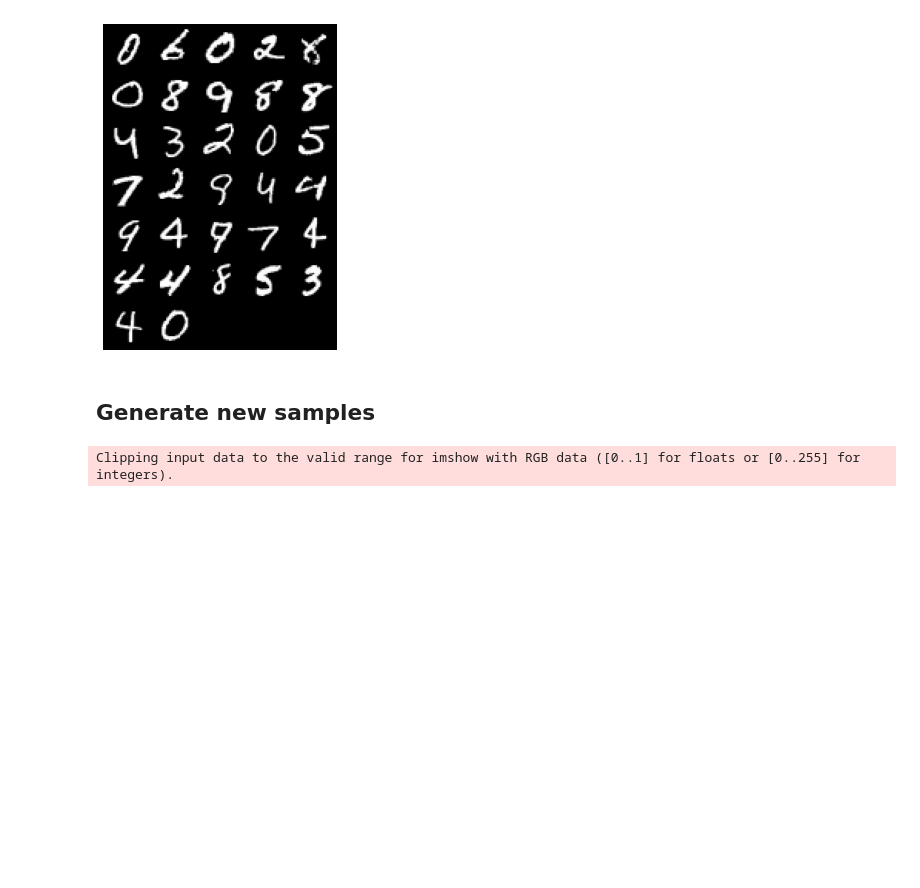
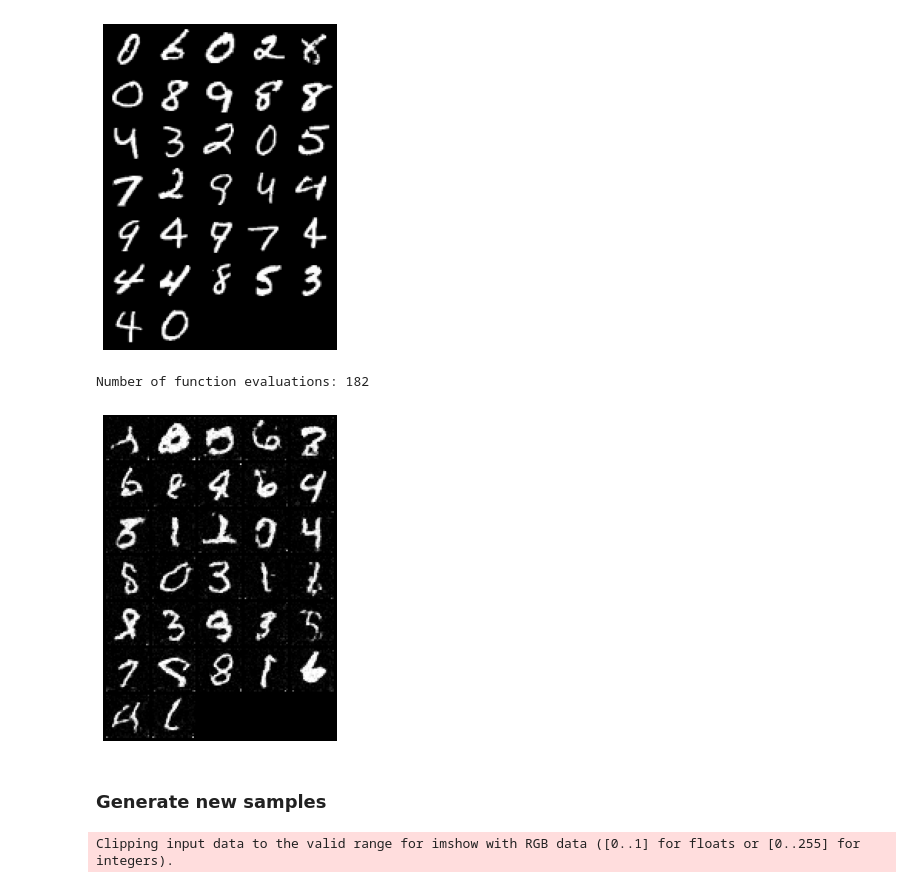
Before and after one commit to wangxuuu/LSGM-demo, a Jupyter notebook: ScoreNet_MNIST.ipynb, the cells around one changed output. Saved outputs shown, nothing was run; the diff lists cells and outputs as text; code cells hidden in the pictures; blank space fills up the shorter version.

```diff
--- a/ScoreNet_MNIST.ipynb
+++ b/ScoreNet_MNIST.ipynb
@@ -409,8 +551,31 @@ plt.imshow(sample_grid.permute(1, 2, 0).cpu(), vmin=0., vmax=1.)
 plt.show()
 # %% [output]
 [figure]
+# %%
+## Generate samples using the ODE sampler.
+recon_samples = ode_sampler(score_model,
+                  marginal_prob_std_fn,
+                  diffusion_coeff_fn,
+                  sample_batch_size,
+                  device=device,
+                  z=x+torch.randn_like(x)*2,
+                  start_t=0.5)
+
+## Sample visualization.
+recon_samples = recon_samples.clamp(0.0, 1.0)
+%matplotlib inline
+import matplotlib.pyplot as plt
+sample_grid = make_grid(recon_samples, nrow=int(np.sqrt(sample_batch_size)))
+
+plt.figure(figsize=(6,6))
+plt.axis('off')
+plt.imshow(sample_grid.permute(1, 2, 0).cpu(), vmin=0., vmax=1.)
+plt.show()
+# %% [output]
+Number of function evaluations: 182
+[figure, added]
 # %% [markdown]
-## Generate new samples
+### Generate new samples
 # %%
 # t = torch.ones(batch_size, device=device)
 # init_x = torch.randn(batch_size, 1, 28, 28, device=device) \
```
Also changed, not shown: parts of 19 cells of this notebook, 1 other file.
